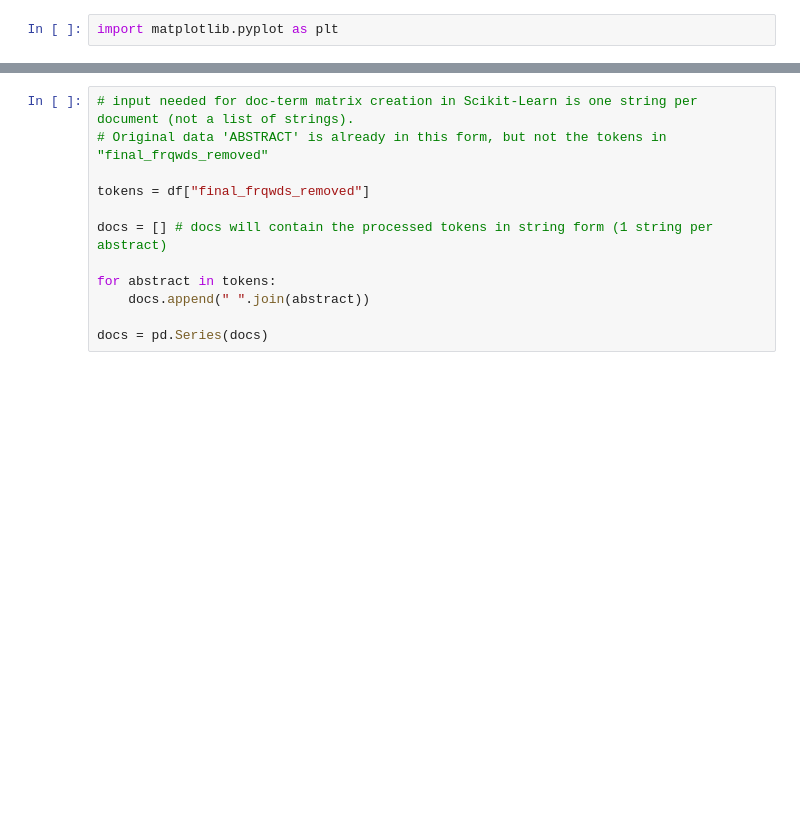
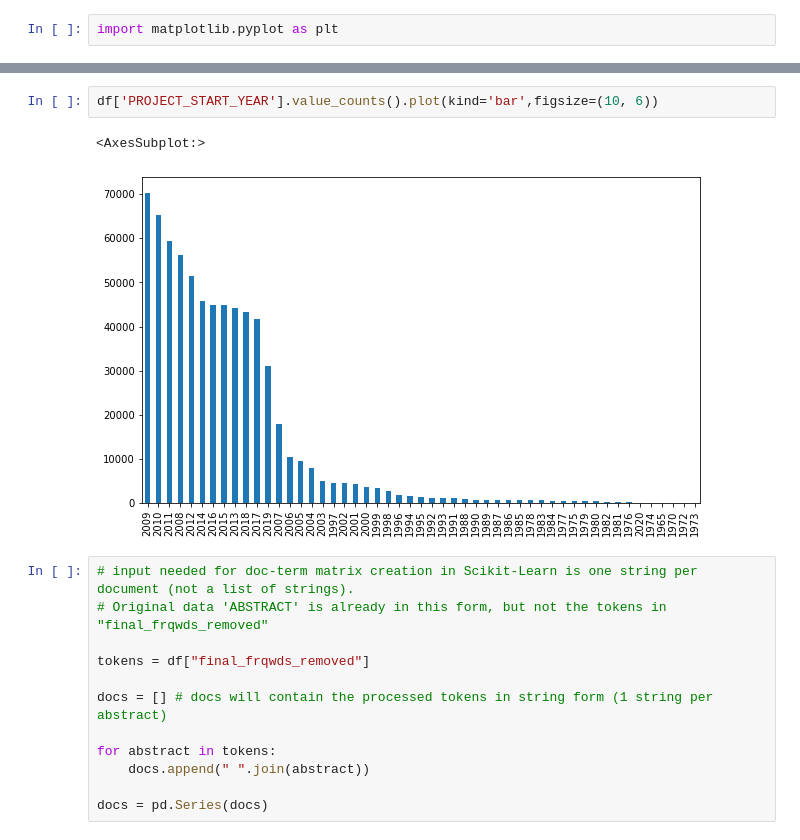
Before and after one commit to DSPG-Young-Scholars-Program/dspg21RnD, a Jupyter notebook: src/Summer-2020-approach/AI-corpus-creation-CZ.ipynb, the cells around one changed output, grey strips where cells are left out. Drawn from its saved outputs; the diff is of its cells as text; blank space fills up the shorter version.

```diff
--- a/src/Summer-2020-approach/AI-corpus-creation-CZ.ipynb
+++ b/src/Summer-2020-approach/AI-corpus-creation-CZ.ipynb
@@ -136,3 +114,8 @@ plt.show()
+# %%
+df['PROJECT_START_YEAR'].value_counts().plot(kind='bar',figsize=(10, 6))
+# %% [output]
+<AxesSubplot:>
+[figure, added]
 # %%
 # input needed for doc-term matrix creation in Scikit-Learn is one string per document (not a list of strings).
 # Original data 'ABSTRACT' is already in this form, but not the tokens in "final_frqwds_removed"
```
Also changed, not shown: parts of 7 cells of this notebook, 1 other file.
